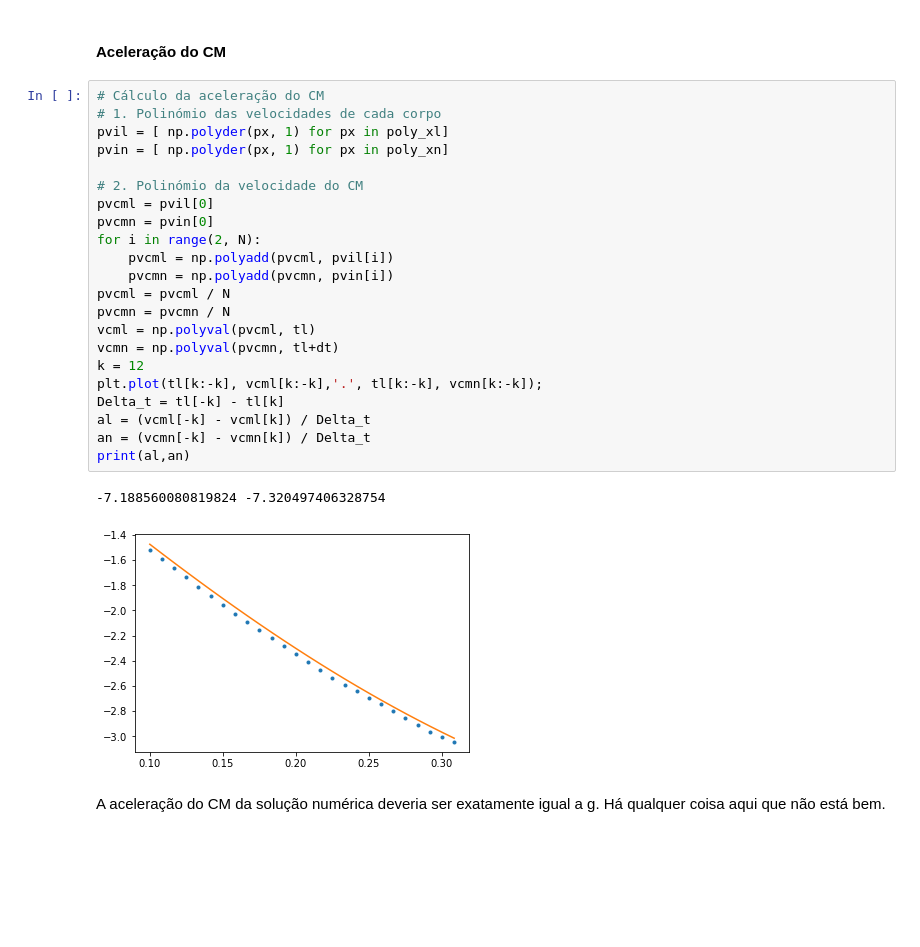
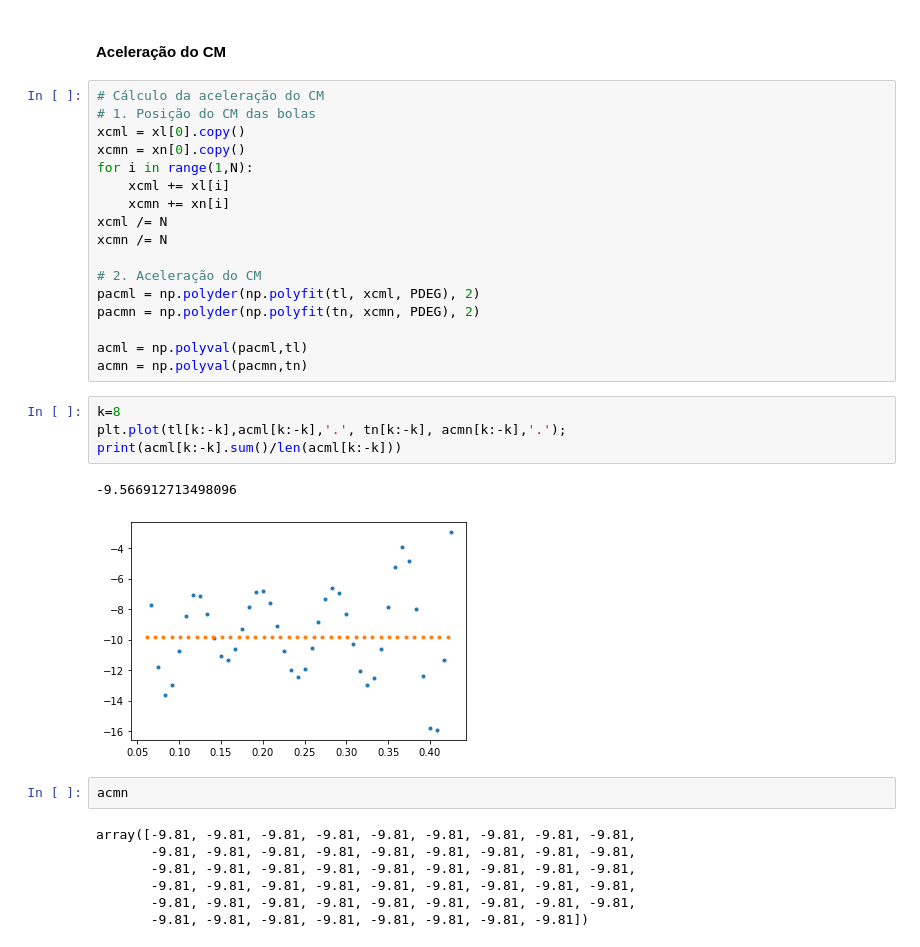
Before and after one commit to ljmamoreira/fslinky, a Jupyter notebook: code/vidnumfit.ipynb, the cells around one changed output. Cells and saved outputs as stored; diff of their text form; blank space fills up the shorter version.

```diff
--- a/code/vidnumfit.ipynb
+++ b/code/vidnumfit.ipynb
@@ -64,29 +65,35 @@ for i,f in enumerate(fxn):
 # %% [markdown]
 #### Aceleração do CM ####
-# %%
-# Cálculo da aceleração do CM
-# 1. Polinómio das velocidades de cada corpo
-pvil = [ np.polyder(px, 1) for px in poly_xl]
-pvin = [ np.polyder(px, 1) for px in poly_xn]
-
-# 2. Polinómio da velocidade do CM
-pvcml = pvil[0]
-pvcmn = pvin[0]
-for i in range(2, N):
-    pvcml = np.polyadd(pvcml, pvil[i])
-    pvcmn = np.polyadd(pvcmn, pvin[i])
-pvcml = pvcml / N
-pvcmn = pvcmn / N
-vcml = np.polyval(pvcml, tl)
-vcmn = np.polyval(pvcmn, tl+dt)
-k = 12
-plt.plot(tl[k:-k], vcml[k:-k],'.', tl[k:-k], vcmn[k:-k]);
-Delta_t = tl[-k] - tl[k]
-al = (vcml[-k] - vcml[k]) / Delta_t
-an = (vcmn[-k] - vcmn[k]) / Delta_t
-print(al,an)
-# %% [output]
--7.188560080819824 -7.320497406328754
-[figure, removed]
-# %% [markdown]
-A aceleração do CM da solução numérica deveria ser exatamente igual a g. Há qualquer coisa aqui que não está bem.
+# %%
+# Cálculo da aceleração do CM
+# 1. Posição do CM das bolas
+xcml = xl[0].copy()
+xcmn = xn[0].copy()
+for i in range(1,N):
+    xcml += xl[i]
+    xcmn += xn[i]
+xcml /= N
+xcmn /= N
+
+# 2. Aceleração do CM
+pacml = np.polyder(np.polyfit(tl, xcml, PDEG), 2)
+pacmn = np.polyder(np.polyfit(tn, xcmn, PDEG), 2)
+
+acml = np.polyval(pacml,tl)
+acmn = np.polyval(pacmn,tn)
+# %%
+k=8
+plt.plot(tl[k:-k],acml[k:-k],'.', tn[k:-k], acmn[k:-k],'.');
+print(acml[k:-k].sum()/len(acml[k:-k]))
+# %% [output]
+-9.566912713498096
+[figure, added]
+# %%
+acmn
+# %% [output]
+array([-9.81, -9.81, -9.81, -9.81, -9.81, -9.81, -9.81, -9.81, -9.81,
+       -9.81, -9.81, -9.81, -9.81, -9.81, -9.81, -9.81, -9.81, -9.81,
+       -9.81, -9.81, -9.81, -9.81, -9.81, -9.81, -9.81, -9.81, -9.81,
+       -9.81, -9.81, -9.81, -9.81, -9.81, -9.81, -9.81, -9.81, -9.81,
+       -9.81, -9.81, -9.81, -9.81, -9.81, -9.81, -9.81, -9.81, -9.81,
+       -9.81, -9.81, -9.81, -9.81, -9.81, -9.81, -9.81, -9.81])
```
Also changed, not shown: parts of 7 cells of this notebook.
